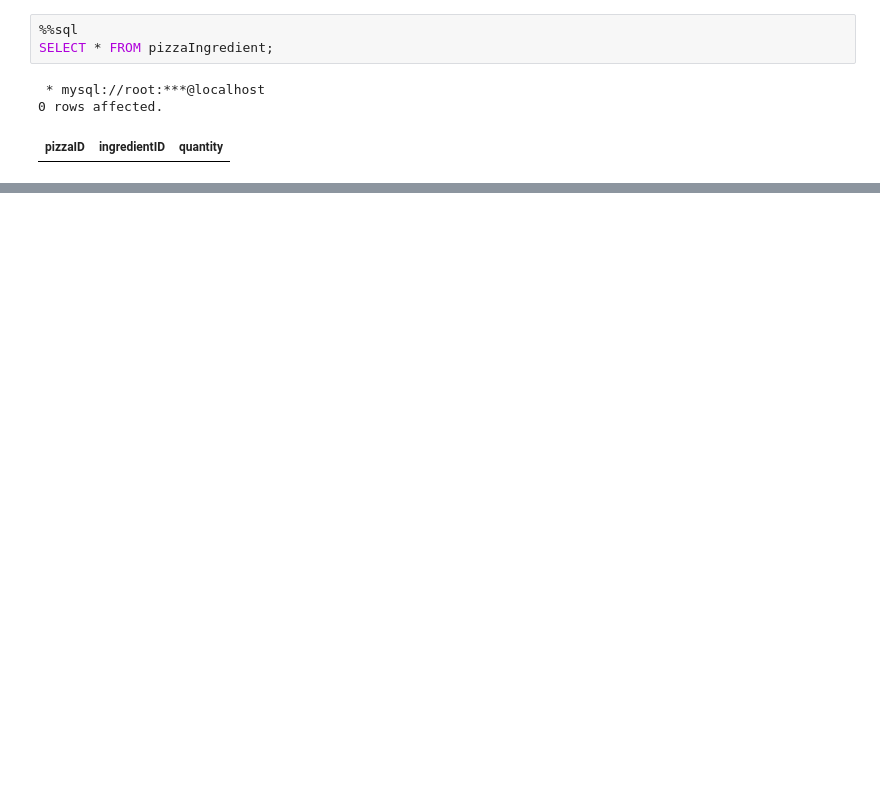
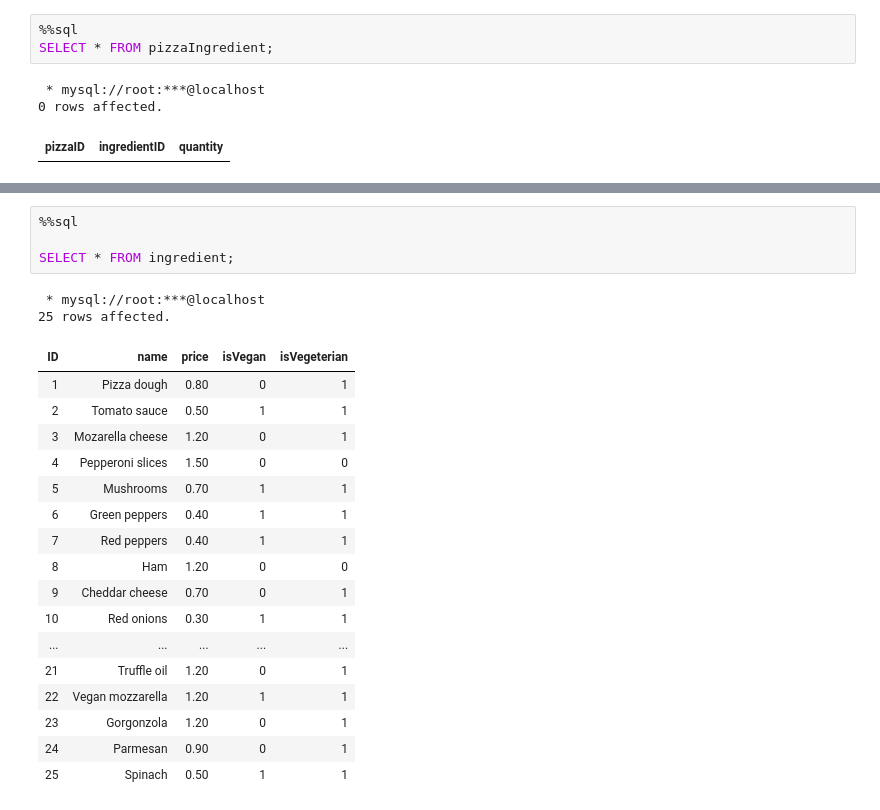
Before and after one commit to misia732/databases_project, a Jupyter notebook: shema.ipynb, the cells around one changed output, grey strips where cells are left out. Saved outputs shown, nothing was run; the diff lists cells and outputs as text; blank space fills up the shorter version.

Commit message:
Populated tables'ingredient', 'pizza', 'pizzaIngredient' and added GUI

```diff
--- a/shema.ipynb
+++ b/shema.ipynb
@@ -208,0 +247,24 @@ SELECT * FROM pizzaIngredient;
+# %%
+%%sql
+
+SELECT * FROM ingredient;
+# %% [output]
+ * mysql://root:***@localhost
+25 rows affected.
+| ID | name | price | isVegan | isVegeterian |
+| 1 | Pizza dough | 0.80 | 0 | 1 |
+| 2 | Tomato sauce | 0.50 | 1 | 1 |
+| 3 | Mozarella cheese | 1.20 | 0 | 1 |
+| 4 | Pepperoni slices | 1.50 | 0 | 0 |
+| 5 | Mushrooms | 0.70 | 1 | 1 |
+| 6 | Green peppers | 0.40 | 1 | 1 |
+| 7 | Red peppers | 0.40 | 1 | 1 |
+| 8 | Ham | 1.20 | 0 | 0 |
+| 9 | Cheddar cheese | 0.70 | 0 | 1 |
+| 10 | Red onions | 0.30 | 1 | 1 |
+| ... | ... | ... | ... | ... |
+| 21 | Truffle oil | 1.20 | 0 | 1 |
+| 22 | Vegan mozzarella | 1.20 | 1 | 1 |
+| 23 | Gorgonzola | 1.20 | 0 | 1 |
+| 24 | Parmesan | 0.90 | 0 | 1 |
+| 25 | Spinach | 0.50 | 1 | 1 |
```
Also changed, not shown: parts of 14 cells of this notebook, 4 other files.
